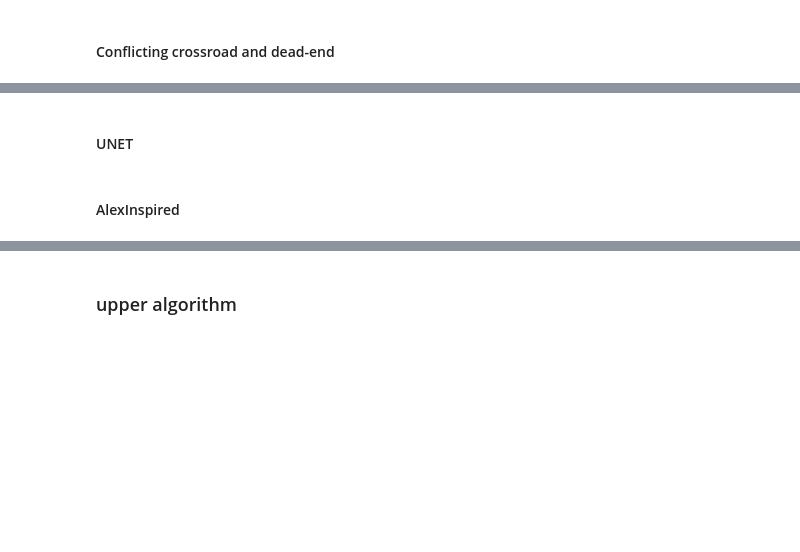
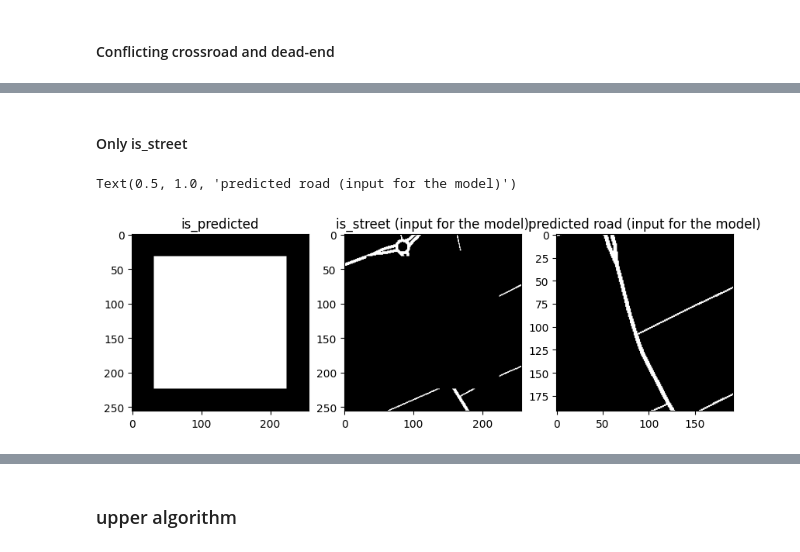
Before and after one commit to CRoadA/CRoadA, a Jupyter notebook: main.ipynb, the cells around one changed output, grey strips where cells are left out. Cells and saved outputs as stored; diff of their text form; code cells hidden in the pictures; blank space fills up the shorter version.

Commit message:
Update main.ipynb - delete old code and add data_generator presentation etc.

```diff
--- a/main.ipynb
+++ b/main.ipynb
@@ -1217,2 +1125,0 @@ You may need to run "Use the whole VRAM" cell before them (separately and probab
-# %% [markdown]
-#### UNET
@@ -1232,13 +1126,36 @@ trainer.random_fit_from_files(1, 10, batch_size=4)
-# %% [markdown]
-#### AlexInspired
-# %%
-from trainer.clipping_model import ClipModels, ClippingModel, tf
-from trainer.trainer import Trainer
-
-print("Num GPUs Available: ", len(tf.config.list_physical_devices("GPU")))
-
-model = ClippingModel(ClipModels.ALEX_INSPIRED, clipping_size=256, clipping_surplus=32, path="model_test_13_01_13_22")
-trainer = Trainer(model=model, files=["Tychy.dat", "Kraków.dat"])
-
-# u mnie zajęło 41 minut i 1.1 sekundy
-trainer.random_fit_from_files(1, 10, batch_size=4)
+# %% [markdown]
+#### Only is_street
+# %%
+from trainer.data_generator import clipping_sample_generator
+from pathlib import Path
+from grid_manager import GridManager
+
+data_dir = "grids/with-is-residential"
+
+# Example usage of the data generator
+# Assuming you have a list of GridManager instances in `files` and a model instance `model`
+files = [GridManager(f.name, data_dir=data_dir) for f in Path(data_dir).iterdir() if f.is_file()]
+data_gen = clipping_sample_generator(
+    grid_managers=files,
+    cut_sizes=[(256, 256)],  # size of the clipping (input to the model)
+    clipping_size=256,  # size of the clipping (input to the model)
+    input_surplus=64,  # surplus around the clipping (model gives an output smaller than input, so surplus is needed)
+    input_third_dimension=2,  # of channels in the input grid (e.g., 2 for is_predicted, is_street)
+    output_third_dimension=1,  # of channels in the output grid (e.g., 1 for predicted road)
+)
+# To get a batch of data from the generator, you can use:
+X_batch, y_batch = next(data_gen)
+
+from matplotlib import pyplot as plt
+
+# Visualize the first sample in the batch
+fig, axs = plt.subplots(1, 3, figsize=(10, 5))
+axs[0].imshow(X_batch[:, :, 0], cmap="gray")  # is_predicted channel
+axs[0].set_title("is_predicted")
+axs[1].imshow(X_batch[:, :, 1], cmap="gray")  # is_street channel
+axs[1].set_title("is_street (input for the model)")
+axs[2].imshow(y_batch["is_street"], cmap="gray")  # predicted road
+axs[2].set_title("predicted road (input for the model)")
+# %% [output]
+Text(0.5, 1.0, 'predicted road (input for the model)')
+[figure, added]
```
Also changed, not shown: parts of 22 cells of this notebook.
